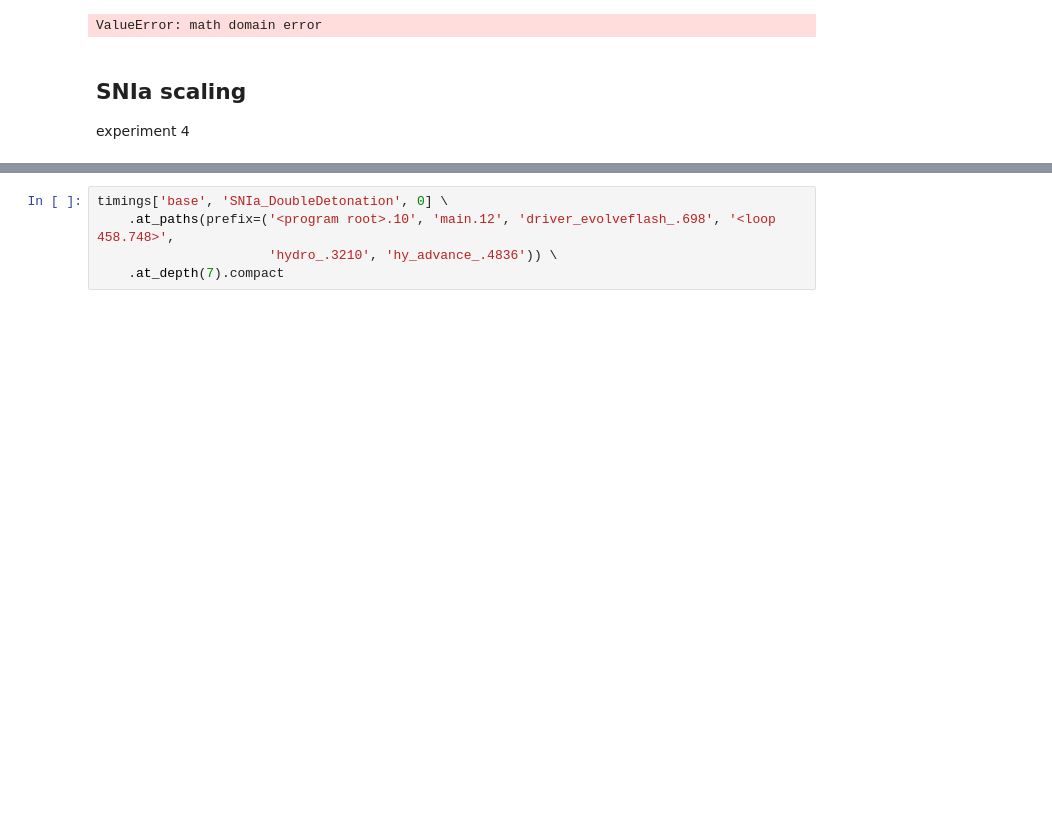
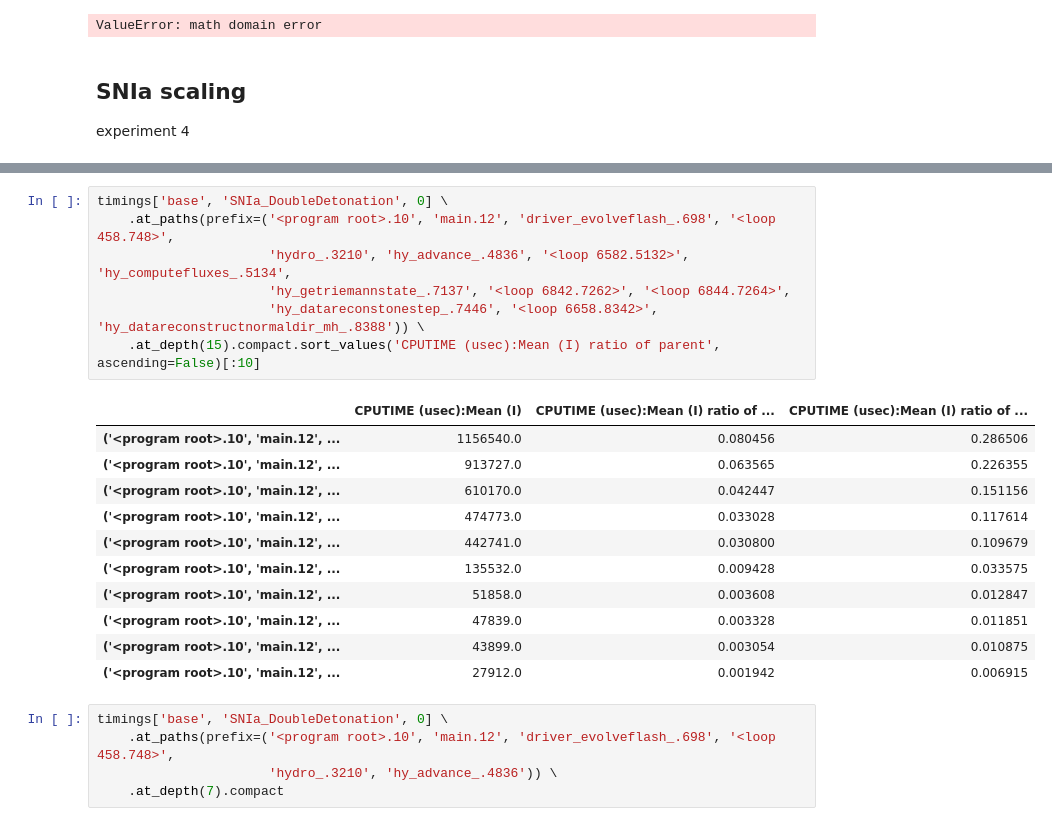
Before and after one commit to mbdevpl/docker-transpyle-flash, a Jupyter notebook: profile_flash.ipynb, the cells around one changed output, grey strips where cells are left out. Drawn from its saved outputs; the diff is of its cells as text; blank space fills up the shorter version.

```diff
--- a/profile_flash.ipynb
+++ b/profile_flash.ipynb
@@ -403,3 +439,22 @@ hot_paths['base', 'SNIa_DoubleDetonation', 0][:]
+# %%
+timings['base', 'SNIa_DoubleDetonation', 0] \
+    .at_paths(prefix=('<program root>.10', 'main.12', 'driver_evolveflash_.698', '<loop 458.748>',
+                      'hydro_.3210', 'hy_advance_.4836', '<loop 6582.5132>', 'hy_computefluxes_.5134',
+                      'hy_getriemannstate_.7137', '<loop 6842.7262>', '<loop 6844.7264>',
+                      'hy_datareconstonestep_.7446', '<loop 6658.8342>', 'hy_datareconstructnormaldir_mh_.8388')) \
+    .at_depth(15).compact.sort_values('CPUTIME (usec):Mean (I) ratio of parent', ascending=False)[:10]
+# %% [output]
+|  | CPUTIME (usec):Mean (I) | CPUTIME (usec):Mean (I) ratio of ... | CPUTIME (usec):Mean (I) ratio of ... |
+| ('<program root>.10', 'main.12', ... | 1156540.0 | 0.080456 | 0.286506 |
+| ('<program root>.10', 'main.12', ... | 913727.0 | 0.063565 | 0.226355 |
+| ('<program root>.10', 'main.12', ... | 610170.0 | 0.042447 | 0.151156 |
+| ('<program root>.10', 'main.12', ... | 474773.0 | 0.033028 | 0.117614 |
+| ('<program root>.10', 'main.12', ... | 442741.0 | 0.030800 | 0.109679 |
+| ('<program root>.10', 'main.12', ... | 135532.0 | 0.009428 | 0.033575 |
+| ('<program root>.10', 'main.12', ... | 51858.0 | 0.003608 | 0.012847 |
+| ('<program root>.10', 'main.12', ... | 47839.0 | 0.003328 | 0.011851 |
+| ('<program root>.10', 'main.12', ... | 43899.0 | 0.003054 | 0.010875 |
+| ('<program root>.10', 'main.12', ... | 27912.0 | 0.001942 | 0.006915 |
 # %%
 timings['base', 'SNIa_DoubleDetonation', 0] \
     .at_paths(prefix=('<program root>.10', 'main.12', 'driver_evolveflash_.698', '<loop 458.748>',
```
Also changed, not shown: parts of 3 cells of this notebook.
